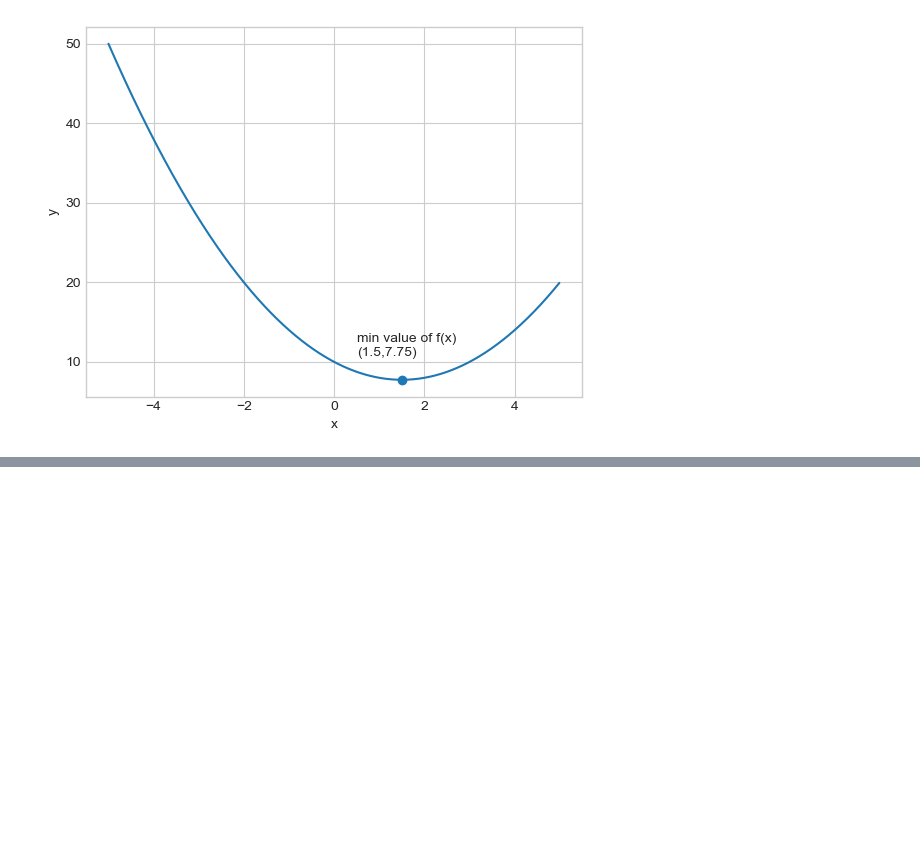
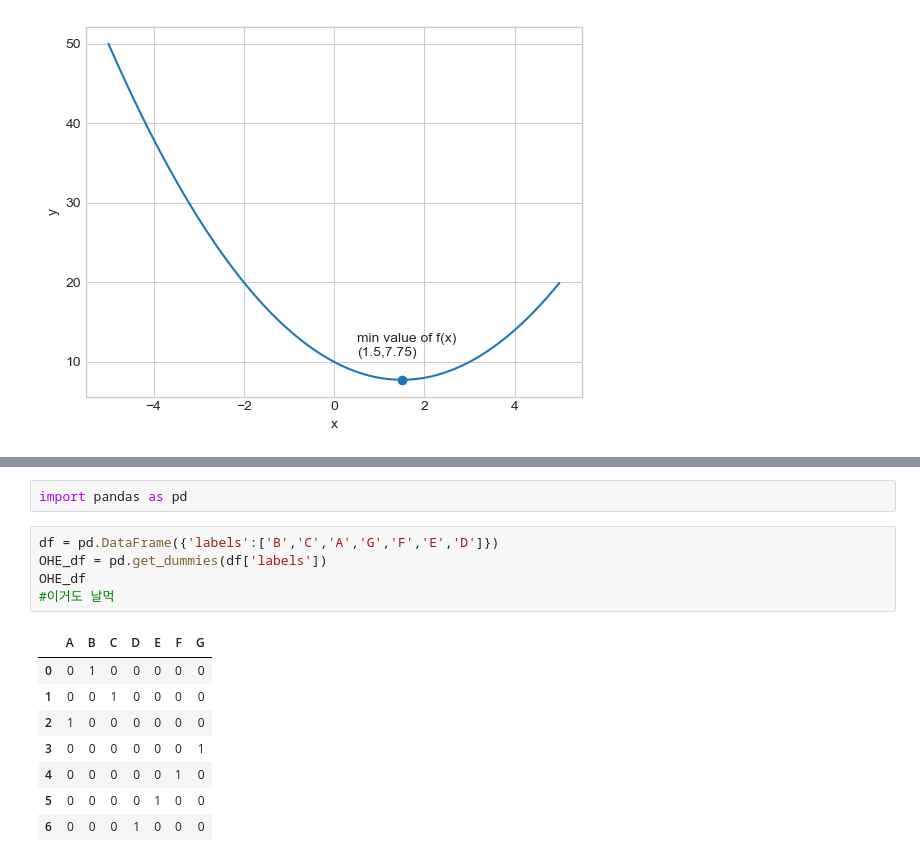
Before and after one commit to JDH00/Python_Jupyter, a Jupyter notebook: JustDOIT.ipynb, the cells around one changed output, grey strips where cells are left out. Drawn from its saved outputs; the diff is of its cells as text; blank space fills up the shorter version.

```diff
--- a/JustDOIT.ipynb
+++ b/JustDOIT.ipynb
@@ -802,0 +873,16 @@ Text(0.5, 10.75, 'min value of f(x)\n(1.5,7.75)')
+# %%
+import pandas as pd
+# %%
+df = pd.DataFrame({'labels':['B','C','A','G','F','E','D']})
+OHE_df = pd.get_dummies(df['labels'])
+OHE_df
+#이거도 날먹
+# %% [output]
+|  | A | B | C | D | E | F | G |
+| 0 | 0 | 1 | 0 | 0 | 0 | 0 | 0 |
+| 1 | 0 | 0 | 1 | 0 | 0 | 0 | 0 |
+| 2 | 1 | 0 | 0 | 0 | 0 | 0 | 0 |
+| 3 | 0 | 0 | 0 | 0 | 0 | 0 | 1 |
+| 4 | 0 | 0 | 0 | 0 | 0 | 1 | 0 |
+| 5 | 0 | 0 | 0 | 0 | 1 | 0 | 0 |
+| 6 | 0 | 0 | 0 | 1 | 0 | 0 | 0 |
```
Also changed, not shown: parts of 10 cells of this notebook, 2 other files.
